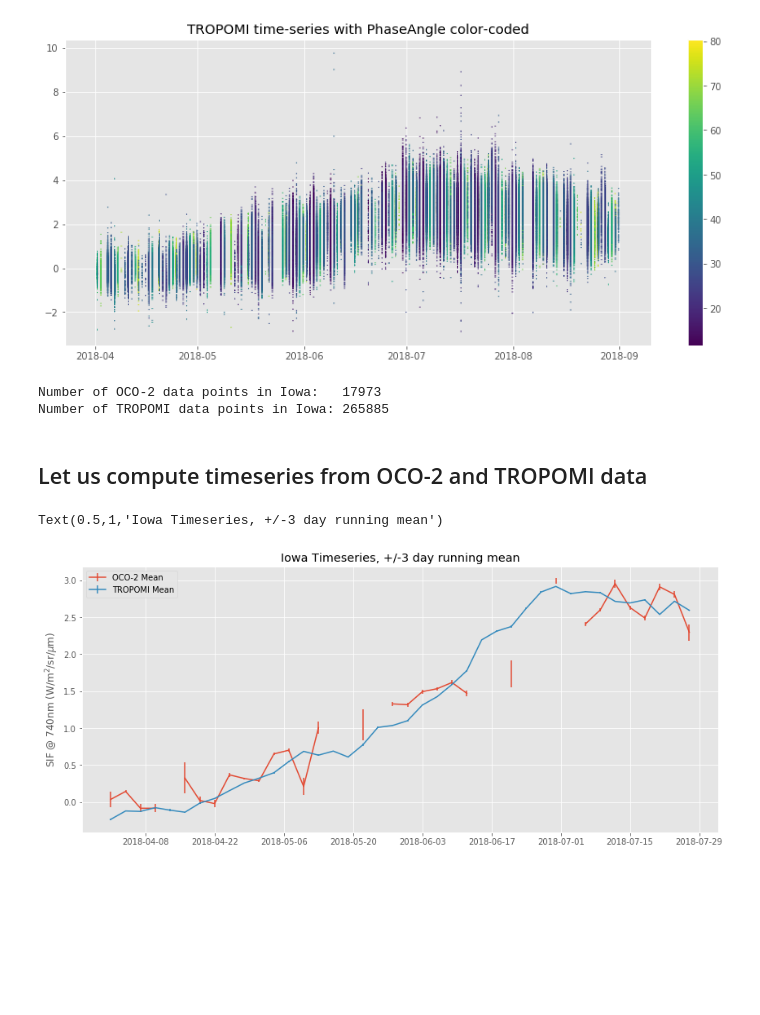
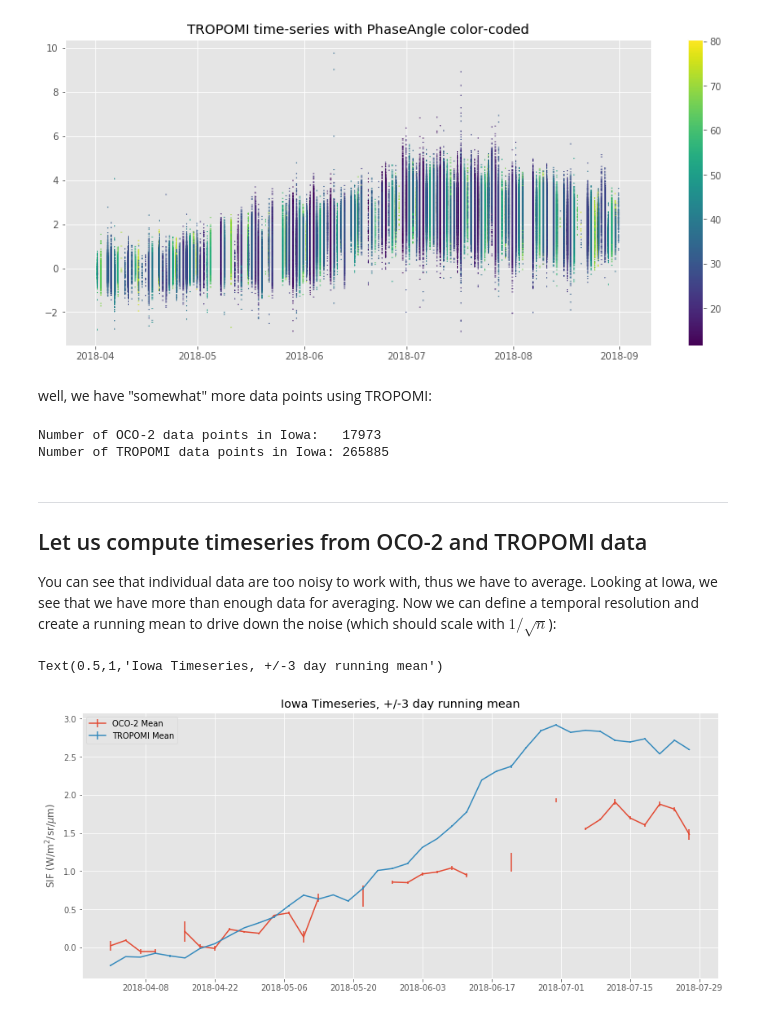
Before and after one commit to cfranken/SIF_tools, a Jupyter notebook: python/SIF Level 2 handling.ipynb, the cells around one changed output. Cells and saved outputs as stored; diff of their text form; code cells hidden in the pictures; blank space fills up the shorter version.

```diff
--- a/python/SIF Level 2 handling.ipynb
+++ b/python/SIF Level 2 handling.ipynb
@@ -178,19 +194,23 @@ plt.title('TROPOMI time-series with PhaseAngle color-coded')
 # %% [output]
 Text(0.5,1,'TROPOMI time-series with PhaseAngle color-coded')
 [figure]
+# %% [markdown]
+well, we have "somewhat" more data points using TROPOMI:
 # %%
 print('Number of OCO-2 data points in Iowa:   ' + str(len(oco2_iowa.sif_757)))
 print('Number of TROPOMI data points in Iowa: ' + str(len(tropomi_iowa.sif)))
 # %% [output]
 Number of OCO-2 data points in Iowa:   17973
 Number of TROPOMI data points in Iowa: 265885
+# %% [markdown]
+---
+## Let us compute timeseries from OCO-2 and TROPOMI data
+You can see that individual data are too noisy to work with, thus we have to average. Looking at Iowa, we see that we have more than enough data for averaging. Now we can define a temporal resolution and create a running mean to drive down the noise (which should scale with $1/\sqrt{n}$):
 # %%
 # Let us define some averaging interval, get data every 3 days and create a running mean of +/- 3 days:
 from datetime import datetime
 # Define data range to smooth on (every 3 days)
 dates = np.arange('2018-04', '2018-08', dtype='datetime64[3D]').astype(datetime)
-# %% [markdown]
-## Let us compute timeseries from OCO-2 and TROPOMI data
 # %%
 # We used dates with a 3 day time-step and now use a +/- 3 day filter for the running mean:
 iowa_timeseries_oco2 =    sif_rMean(oco2_iowa.time_python, oco2_iowa.sif_757,dates, 3 )
@@ -199,11 +218,11 @@ iowa_timeseries_tropomiDC = sif_rMean(tropomi_iowa.time_python, tropomi_iowa.sif
 # %%
 # Conversion factor from 758nm to 740nm is roughly 1.55 (we can provide shapes if needed)
 cf = 1.55
-plt.errorbar(dates, iowa_timeseries_oco2.mean*1.55,yerr=iowa_timeseries_oco2.standard_error*1.55, label='OCO-2 Mean')
+plt.errorbar(dates, iowa_timeseries_oco2.mean,yerr=iowa_timeseries_oco2.standard_error, label='OCO-2 Mean')
 plt.errorbar(dates, iowa_timeseries_tropomi.mean,yerr=iowa_timeseries_tropomi.standard_error,  label='TROPOMI Mean')
-plt.ylabel('SIF @ 740nm (W/m$^2$/sr/$\mu$m)')
+plt.ylabel('SIF (W/m$^2$/sr/$\mu$m)')
 plt.legend(loc=0)
 plt.title('Iowa Timeseries, +/-3 day running mean')
 # %% [output]
 Text(0.5,1,'Iowa Timeseries, +/-3 day running mean')
-[figure, old version]
+[figure, new version]
```
Also changed, not shown: parts of 33 cells of this notebook, 1 other file.
